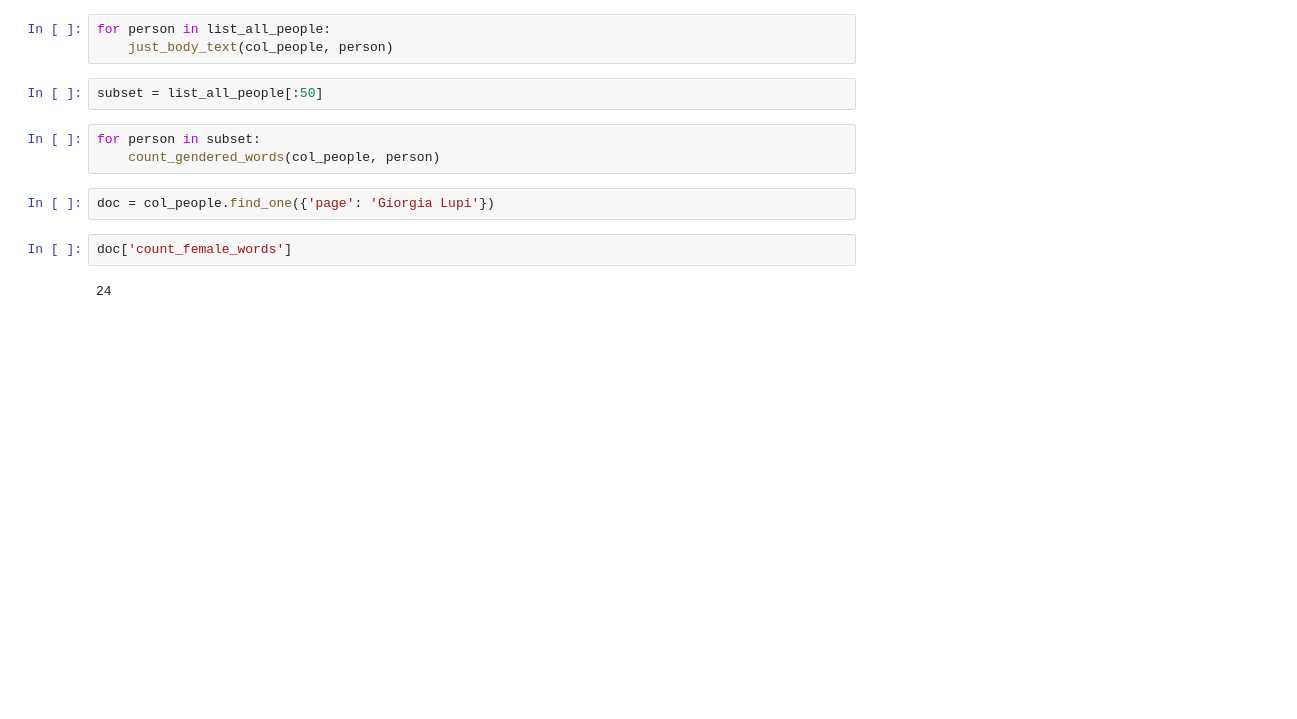
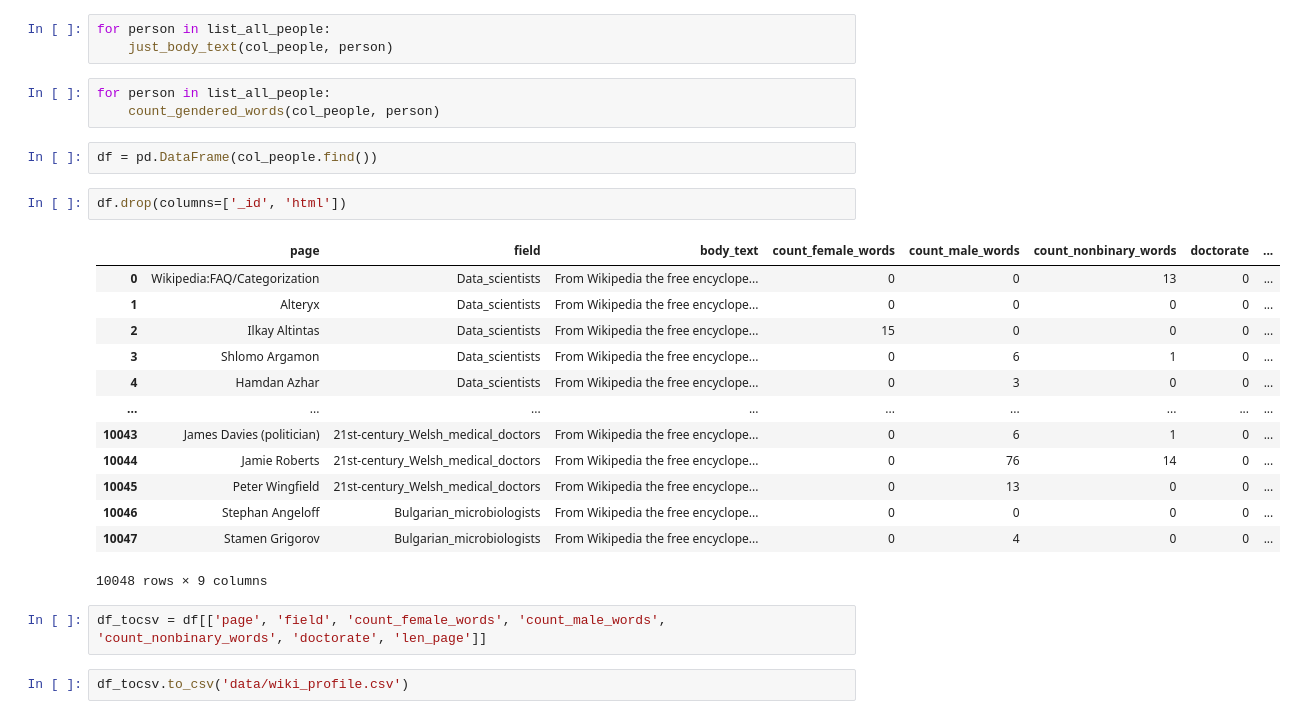
Before and after one commit to isbhsun/Gender-Gap-Analysis, a Jupyter notebook: scrape_data.ipynb, the cells around one changed output. Saved outputs shown, nothing was run; the diff lists cells and outputs as text; blank space fills up the shorter version.

Commit message:
add data and code to get data

```diff
--- a/scrape_data.ipynb
+++ b/scrape_data.ipynb
@@ -141,14 +149,28 @@ for doc in col_people.find():
 # %%
 for person in list_all_people:
     just_body_text(col_people, person)
-# %%
-subset = list_all_people[:50]
 # %%
-for person in subset:
+for person in list_all_people:
     count_gendered_words(col_people, person)
-# %%
-doc = col_people.find_one({'page': 'Giorgia Lupi'})
-# %%
-doc['count_female_words']
-# %% [output]
-24
+# %%
+df = pd.DataFrame(col_people.find())
+# %%
+df.drop(columns=['_id', 'html'])
+# %% [output]
+|  | page | field | body_text | count_female_words | count_male_words | count_nonbinary_words | doctorate | ... |
+| 0 | Wikipedia:FAQ/Categorization | Data_scientists | From Wikipedia the free encyclope... | 0 | 0 | 13 | 0 | ... |
+| 1 | Alteryx | Data_scientists | From Wikipedia the free encyclope... | 0 | 0 | 0 | 0 | ... |
+| 2 | Ilkay Altintas | Data_scientists | From Wikipedia the free encyclope... | 15 | 0 | 0 | 0 | ... |
+| 3 | Shlomo Argamon | Data_scientists | From Wikipedia the free encyclope... | 0 | 6 | 1 | 0 | ... |
+| 4 | Hamdan Azhar | Data_scientists | From Wikipedia the free encyclope... | 0 | 3 | 0 | 0 | ... |
+| ... | ... | ... | ... | ... | ... | ... | ... | ... |
+| 10043 | James Davies (politician) | 21st-century_Welsh_medical_doctors | From Wikipedia the free encyclope... | 0 | 6 | 1 | 0 | ... |
+| 10044 | Jamie Roberts | 21st-century_Welsh_medical_doctors | From Wikipedia the free encyclope... | 0 | 76 | 14 | 0 | ... |
+| 10045 | Peter Wingfield | 21st-century_Welsh_medical_doctors | From Wikipedia the free encyclope... | 0 | 13 | 0 | 0 | ... |
+| 10046 | Stephan Angeloff | Bulgarian_microbiologists | From Wikipedia the free encyclope... | 0 | 0 | 0 | 0 | ... |
+| 10047 | Stamen Grigorov | Bulgarian_microbiologists | From Wikipedia the free encyclope... | 0 | 4 | 0 | 0 | ... |
+10048 rows × 9 columns
+# %%
+df_tocsv = df[['page', 'field', 'count_female_words', 'count_male_words', 'count_nonbinary_words', 'doctorate', 'len_page']]
+# %%
+df_tocsv.to_csv('data/wiki_profile.csv')
```
Also changed, not shown: parts of 4 cells of this notebook, 2 other files.
